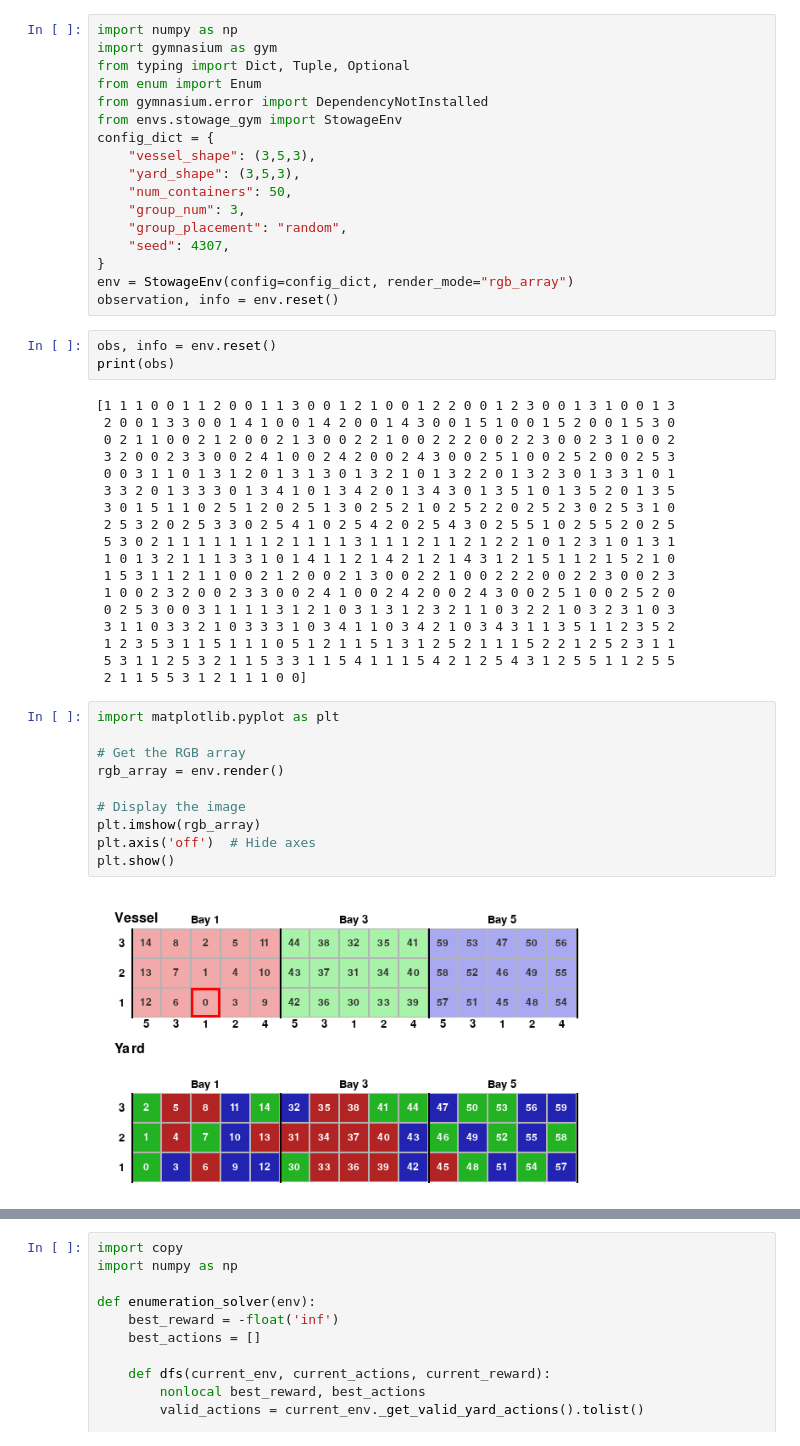
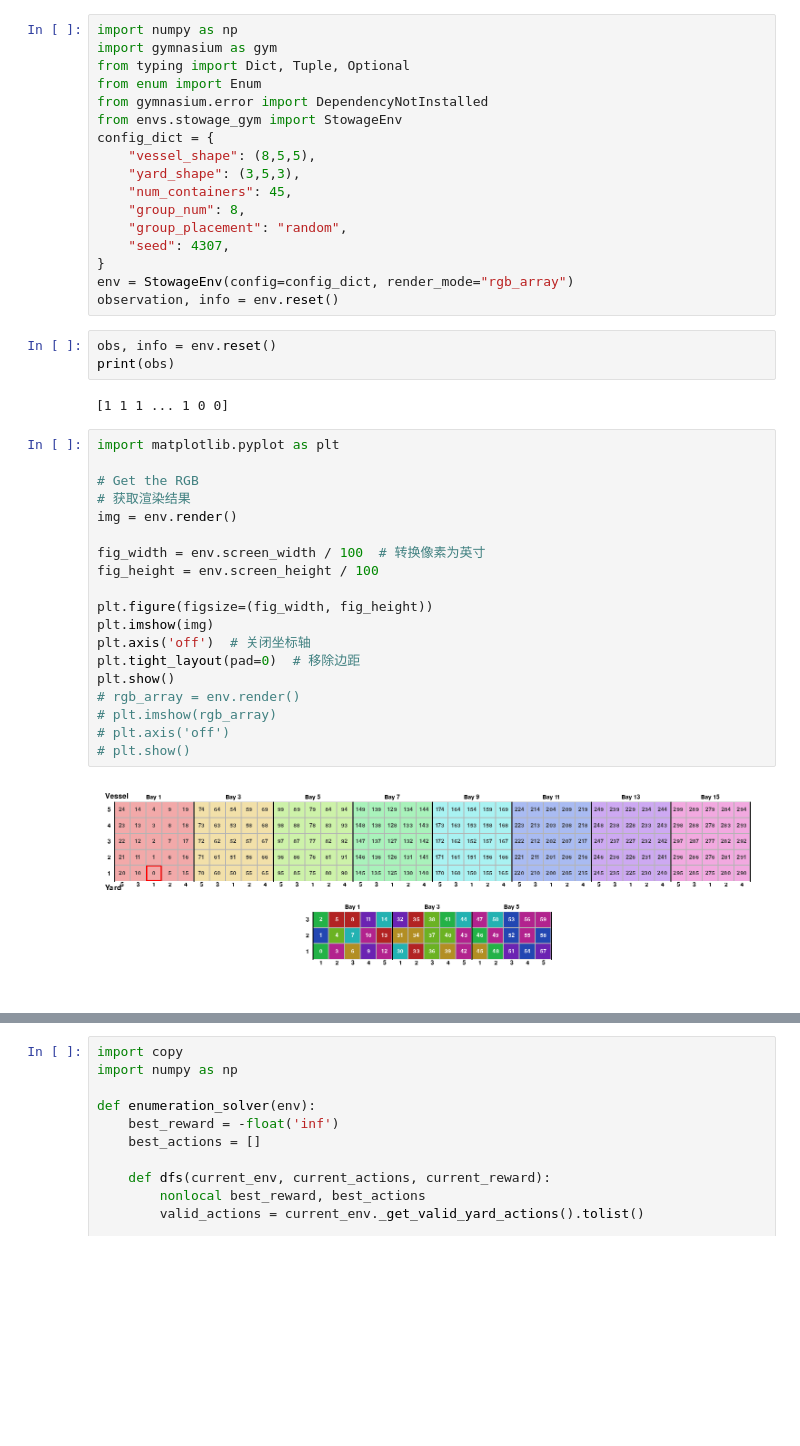
Before and after one commit to JingyaoLu22/Sequential-Multi-Agent-Reinforcement-Learning-for-Hierarchical-Container-Yard-Stacking, a Jupyter notebook: stowage.ipynb, the cells around one changed output, grey strips where cells are left out. Saved outputs shown, nothing was run; the diff lists cells and outputs as text; blank space fills up the shorter version.

```diff
--- a/stowage.ipynb
+++ b/stowage.ipynb
@@ -6,10 +6,10 @@ from enum import Enum
 from gymnasium.error import DependencyNotInstalled
 from envs.stowage_gym import StowageEnv
 config_dict = {
-    "vessel_shape": (3,5,3),
+    "vessel_shape": (8,5,5),
     "yard_shape": (3,5,3),
-    "num_containers": 50,
-    "group_num": 3,
+    "num_containers": 45,
+    "group_num": 8,
     "group_placement": "random",
     "seed": 4307,
 }
@@ -19,33 +19,26 @@ observation, info = env.reset()
 obs, info = env.reset()
 print(obs)
 # %% [output]
-[1 1 1 0 0 1 1 2 0 0 1 1 3 0 0 1 2 1 0 0 1 2 2 0 0 1 2 3 0 0 1 3 1 0 0 1 3
- 2 0 0 1 3 3 0 0 1 4 1 0 0 1 4 2 0 0 1 4 3 0 0 1 5 1 0 0 1 5 2 0 0 1 5 3 0
- 0 2 1 1 0 0 2 1 2 0 0 2 1 3 0 0 2 2 1 0 0 2 2 2 0 0 2 2 3 0 0 2 3 1 0 0 2
- 3 2 0 0 2 3 3 0 0 2 4 1 0 0 2 4 2 0 0 2 4 3 0 0 2 5 1 0 0 2 5 2 0 0 2 5 3
- 0 0 3 1 1 0 1 3 1 2 0 1 3 1 3 0 1 3 2 1 0 1 3 2 2 0 1 3 2 3 0 1 3 3 1 0 1
- 3 3 2 0 1 3 3 3 0 1 3 4 1 0 1 3 4 2 0 1 3 4 3 0 1 3 5 1 0 1 3 5 2 0 1 3 5
- 3 0 1 5 1 1 0 2 5 1 2 0 2 5 1 3 0 2 5 2 1 0 2 5 2 2 0 2 5 2 3 0 2 5 3 1 0
- 2 5 3 2 0 2 5 3 3 0 2 5 4 1 0 2 5 4 2 0 2 5 4 3 0 2 5 5 1 0 2 5 5 2 0 2 5
- 5 3 0 2 1 1 1 1 1 1 1 2 1 1 1 1 3 1 1 1 2 1 1 2 1 2 2 1 0 1 2 3 1 0 1 3 1
- 1 0 1 3 2 1 1 1 3 3 1 0 1 4 1 1 2 1 4 2 1 2 1 4 3 1 2 1 5 1 1 2 1 5 2 1 0
- 1 5 3 1 1 2 1 1 0 0 2 1 2 0 0 2 1 3 0 0 2 2 1 0 0 2 2 2 0 0 2 2 3 0 0 2 3
- 1 0 0 2 3 2 0 0 2 3 3 0 0 2 4 1 0 0 2 4 2 0 0 2 4 3 0 0 2 5 1 0 0 2 5 2 0
- 0 2 5 3 0 0 3 1 1 1 1 3 1 2 1 0 3 1 3 1 2 3 2 1 1 0 3 2 2 1 0 3 2 3 1 0 3
- 3 1 1 0 3 3 2 1 0 3 3 3 1 0 3 4 1 1 0 3 4 2 1 0 3 4 3 1 1 3 5 1 1 2 3 5 2
- 1 2 3 5 3 1 1 5 1 1 1 0 5 1 2 1 1 5 1 3 1 2 5 2 1 1 1 5 2 2 1 2 5 2 3 1 1
- 5 3 1 1 2 5 3 2 1 1 5 3 3 1 1 5 4 1 1 1 5 4 2 1 2 5 4 3 1 2 5 5 1 1 2 5 5
- 2 1 1 5 5 3 1 2 1 1 1 0 0]
+[1 1 1 ... 1 0 0]
 # %%
 import matplotlib.pyplot as plt
 
-# Get the RGB array
-rgb_array = env.render()
+# Get the RGB
+# 获取渲染结果
+img = env.render()
 
-# Display the image
-plt.imshow(rgb_array)
-plt.axis('off')  # Hide axes
+fig_width = env.screen_width / 100  # 转换像素为英寸
+fig_height = env.screen_height / 100
+
+plt.figure(figsize=(fig_width, fig_height))
+plt.imshow(img)
+plt.axis('off')  # 关闭坐标轴
+plt.tight_layout(pad=0)  # 移除边距
 plt.show()
+# rgb_array = env.render()
+# plt.imshow(rgb_array)
+# plt.axis('off')
+# plt.show()
 # %% [output]
-[figure, old version]
+[figure, new version]
 # %%
```
Also changed, not shown: parts of 1 cell of this notebook, 3 other files.
